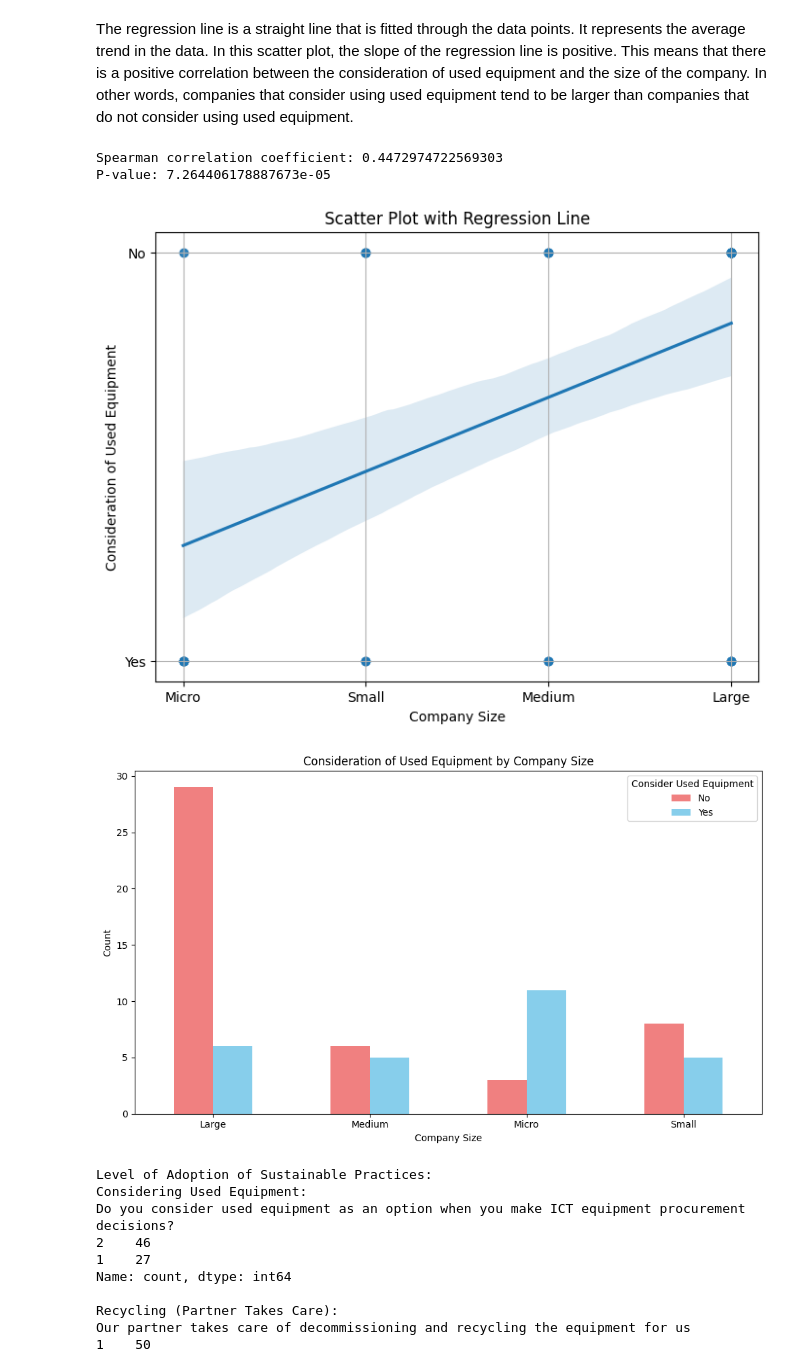
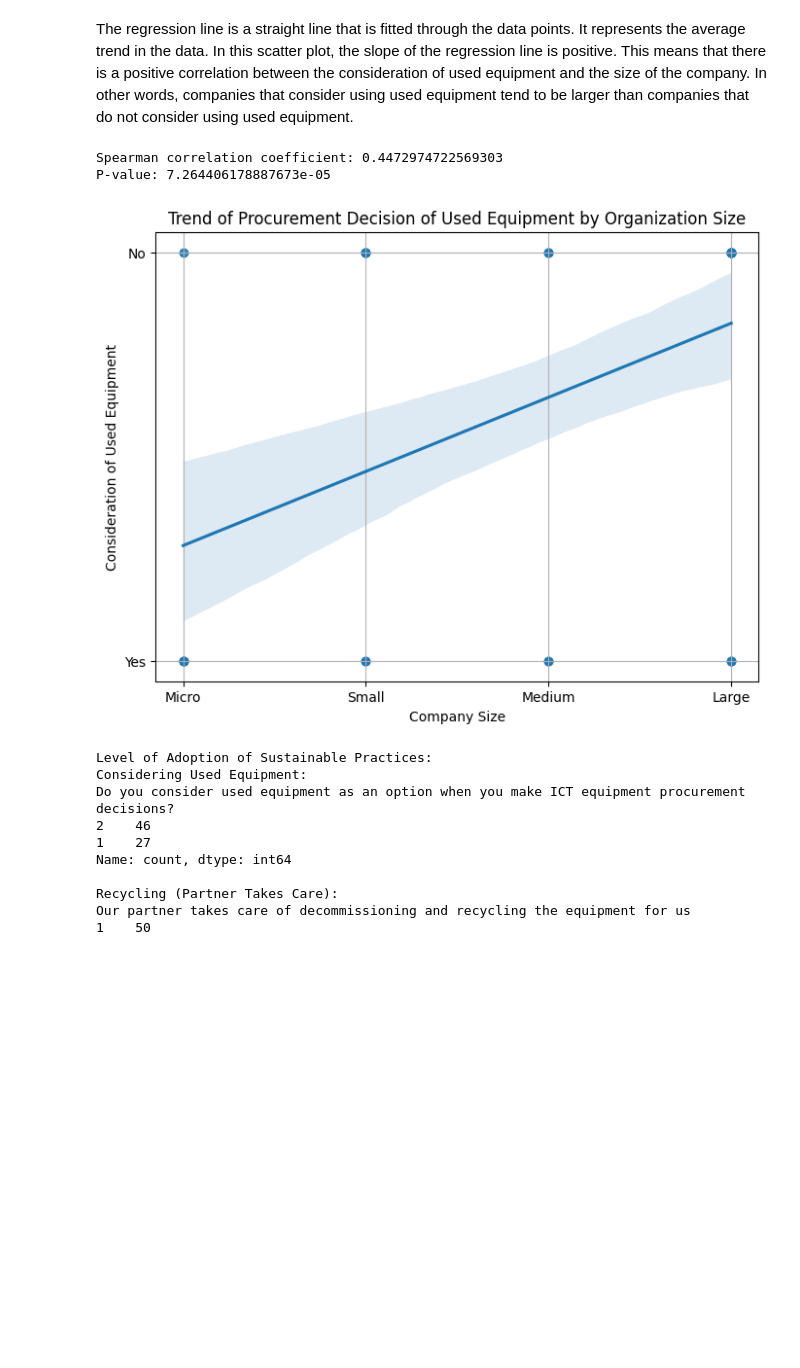
Before and after one commit to ProArif/Thesis, a Jupyter notebook: SurveyAnalysis.ipynb, the cells around one changed output. Drawn from its saved outputs; the diff is of its cells as text; code cells hidden in the pictures; blank space fills up the shorter version.

```diff
--- a/SurveyAnalysis.ipynb
+++ b/SurveyAnalysis.ipynb
@@ -142,52 +142,41 @@ P-value: 5.0730296586369404e-08
 # %%
 # Columns for correlation analysis
 correlation_vars = [
     'How big is your organization?',
     'Do you consider used equipment as an option when you make ICT equipment procurement decisions?'
 ]
 
 # Create a subset of the data for correlation analysis
 correlation_data = data[correlation_vars]
 
+# Convert the DataFrame to two arrays
+x = correlation_data['How big is your organization?'].values
+y = correlation_data['Do you consider used equipment as an option when you make ICT equipment procurement decisions?'].values
+
 # Spearman correlation coefficient
-spearman_corr, spearman_p_value = spearmanr(correlation_data['How big is your organization?'], correlation_data['Do you consider used equipment as an option when you make ICT equipment procurement decisions?'])
+spearman_corr, spearman_p_value = spearmanr(x, y)
 
 print("Spearman correlation coefficient:", spearman_corr)
 print("P-value:", spearman_p_value)
 
 # Visualization: Scatter Plot with Regression Line
 plt.figure(figsize=(8, 6))
 sns.regplot(
-    x=df_relevant['CompanySize'].map({'Micro': 1, 'Small': 2, 'Medium': 3, 'Large': 4}),
-    y=df_relevant['ConsiderUsedEquipment'].map({'Yes': 1, 'No': 2}),
+    x=x,
+    y=y,
     scatter_kws={'alpha': 0.5}
 )
-plt.title('Scatter Plot with Regression Line')
+plt.title('Trend of Procurement Decision of Used Equipment by Organization Size')
 plt.xlabel('Company Size')
 plt.ylabel('Consideration of Used Equipment')
-plt.xticks(ticks=[1, 2, 3, 4], labels=['Micro', 'Small', 'Medium', 'Large'])
-plt.yticks(ticks=[1, 2], labels=['No', 'Yes'])
+plt.xticks([1, 2, 3, 4], ['Micro', 'Small', 'Medium', 'Large'])
+plt.yticks([1, 2], ['Yes', 'No'])
 plt.grid(True)
 plt.show()
-
-# Create a grouped bar plot with corrected colors
-counts.plot(kind='bar', figsize=(10, 6), color=['lightcoral', 'skyblue'])
-
-# Add labels and title
-plt.title('Consideration of Used Equipment by Company Size')
-plt.xlabel('Company Size')
-plt.ylabel('Count')
-plt.xticks(rotation=0)
-
-# Show the plot
-plt.legend(title='Consider Used Equipment', loc='upper right')
-plt.tight_layout()
-plt.show()
 # %% [output]
 Spearman correlation coefficient: 0.4472974722569303
 P-value: 7.264406178887673e-05
-[figure, old version]
+[figure, new version]
-[figure, removed]
 # %%
 # Analyze the level of adoption of sustainable practices
 consider_used_equipment_count = data['Do you consider used equipment as an option when you make ICT equipment procurement decisions?'].value_counts()
```
